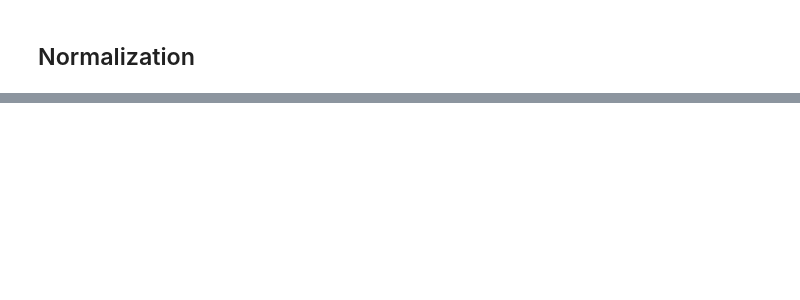
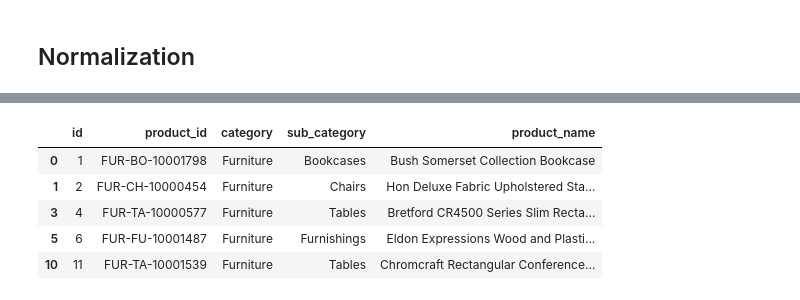
Before and after one commit to h8-lecture-notes/sample-db-normalization-with-pandas, a Jupyter notebook: notes.ipynb, the cells around one changed output, grey strips where cells are left out. Drawn from its saved outputs; the diff is of its cells as text; code cells hidden in the pictures; blank space fills up the shorter version.

```diff
--- a/notes.ipynb
+++ b/notes.ipynb
@@ -185,0 +200,10 @@ subCategories.to_csv('SubCategories.csv', index=False)
+# %%
+# cek filter berdasarkan category
+df[df.category == sampleCategory].head()
+# %% [output]
+|  | id | product_id | category | sub_category | product_name |
+| 0 | 1 | FUR-BO-10001798 | Furniture | Bookcases | Bush Somerset Collection Bookcase |
+| 1 | 2 | FUR-CH-10000454 | Furniture | Chairs | Hon Deluxe Fabric Upholstered Sta... |
+| 3 | 4 | FUR-TA-10000577 | Furniture | Tables | Bretford CR4500 Series Slim Recta... |
+| 5 | 6 | FUR-FU-10001487 | Furniture | Furnishings | Eldon Expressions Wood and Plasti... |
+| 10 | 11 | FUR-TA-10001539 | Furniture | Tables | Chromcraft Rectangular Conference... |
```
Also changed, not shown: parts of 61 cells of this notebook, 7 other files.
